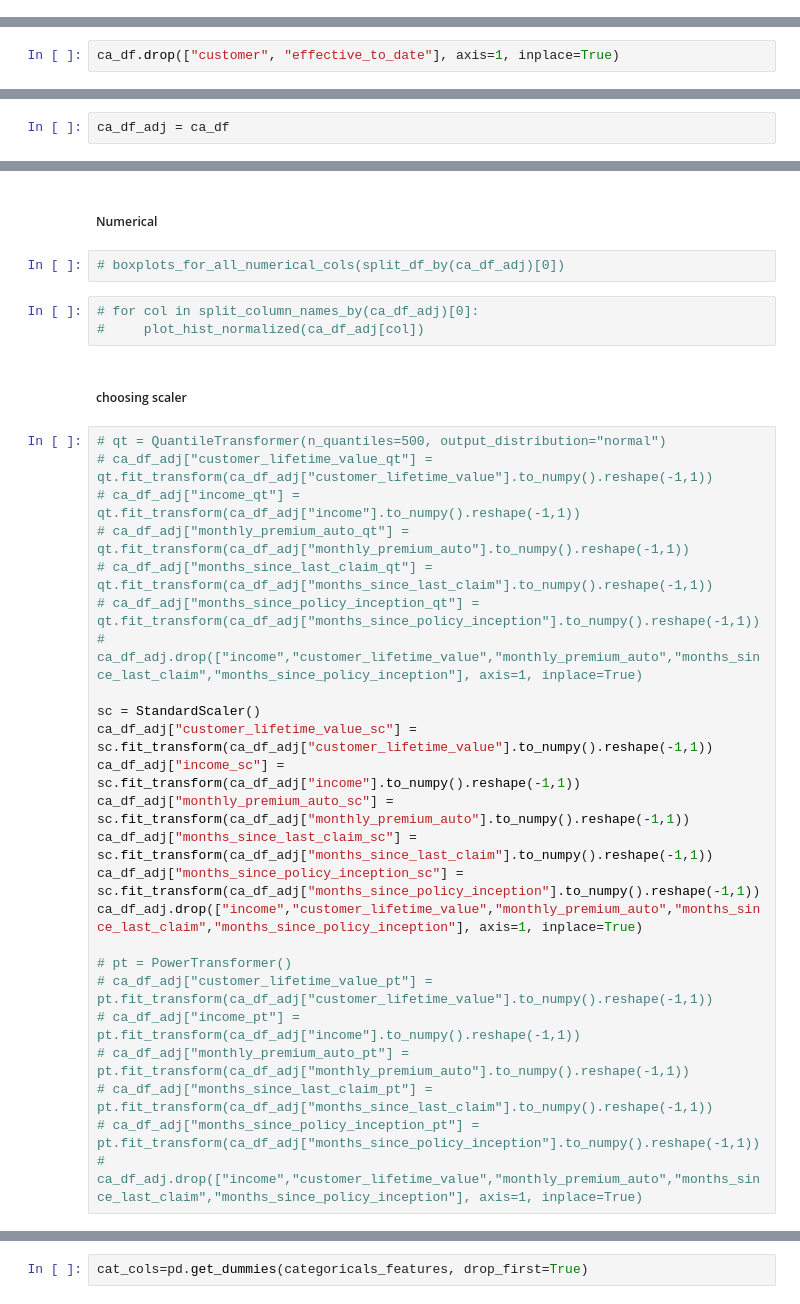
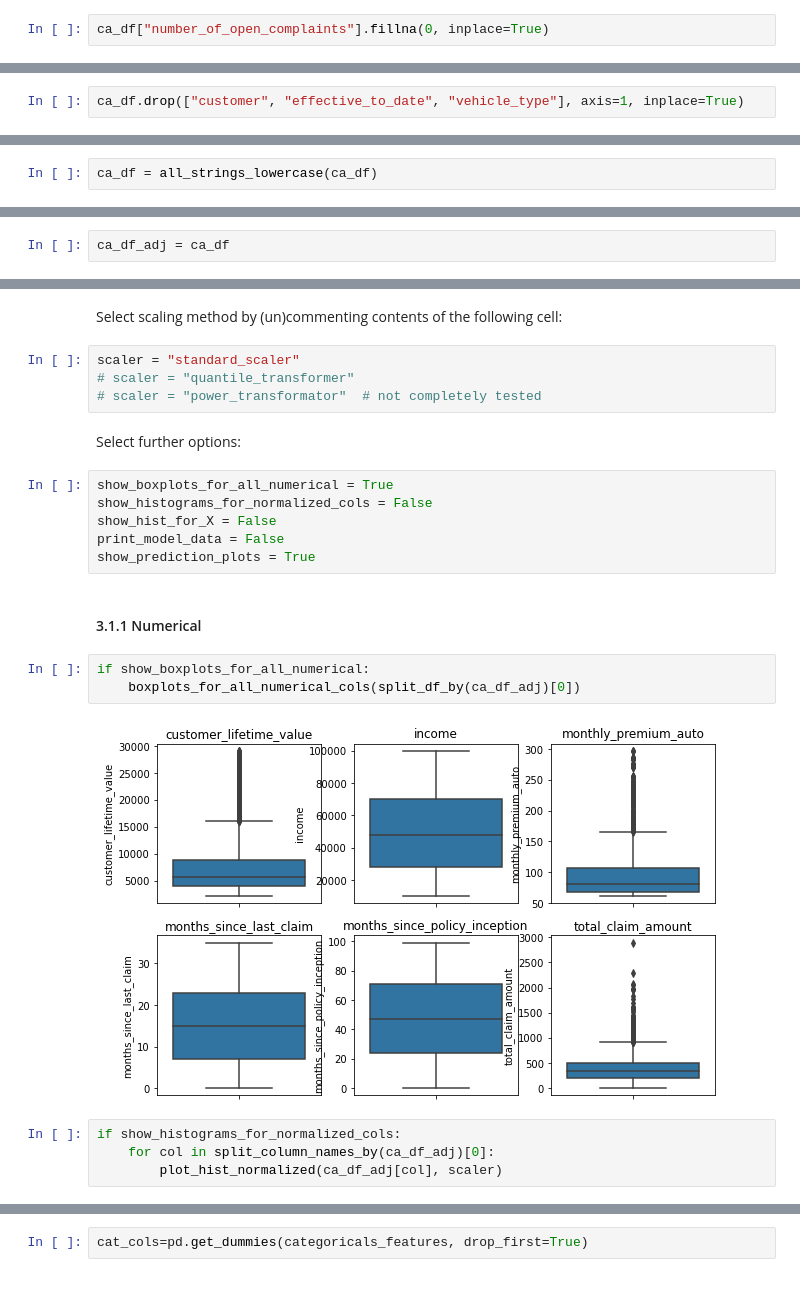
Before and after one commit to Romes-Kalt/Customer_Data_Analysis, a Jupyter notebook: model_applied_with_different_tuning.ipynb, the cells around one changed output, grey strips where cells are left out. Drawn from its saved outputs; the diff is of its cells as text.

```diff
--- a/model_applied_with_different_tuning.ipynb
+++ b/model_applied_with_different_tuning.ipynb
@@ -121 +189,3 @@ print(split_column_names_by(ca_df)[1])
+# %%
+ca_df["number_of_open_complaints"].fillna(0, inplace=True)
 # %% [markdown]
@@ -125,2 +196,2 @@ print(split_column_names_by(ca_df)[1])
 # %%
-ca_df.drop(["customer", "effective_to_date"], axis=1, inplace=True)
+ca_df.drop(["customer", "effective_to_date", "vehicle_type"], axis=1, inplace=True)
@@ -286 +200,3 @@ adj_R² =
+# %%
+ca_df = all_strings_lowercase(ca_df)
 # %% [markdown]
@@ -302,34 +215,26 @@ len(ca_df_adj)
+# %% [markdown]
+Select scaling method by (un)commenting contents of the following cell:
+# %%
+scaler = "standard_scaler"
+# scaler = "quantile_transformer"
+# scaler = "power_transformator"  # not completely tested
+# %% [markdown]
+Select further options:
+# %%
+show_boxplots_for_all_numerical = True
+show_histograms_for_normalized_cols = False
+show_hist_for_X = False
+print_model_data = False
+show_prediction_plots = True
 # %% [markdown]
-##### Numerical
+#### 3.1.1 Numerical
 # %%
-# boxplots_for_all_numerical_cols(split_df_by(ca_df_adj)[0])
+if show_boxplots_for_all_numerical:
+    boxplots_for_all_numerical_cols(split_df_by(ca_df_adj)[0])
+# %% [output]
+[figure, added]
 # %%
-# for col in split_column_names_by(ca_df_adj)[0]:
-#     plot_hist_normalized(ca_df_adj[col])
+if show_histograms_for_normalized_cols:
+    for col in split_column_names_by(ca_df_adj)[0]:
+        plot_hist_normalized(ca_df_adj[col], scaler)
-# %% [markdown]
-##### choosing scaler
-# %%
-# qt = QuantileTransformer(n_quantiles=500, output_distribution="normal")
-# ca_df_adj["customer_lifetime_value_qt"] = qt.fit_transform(ca_df_adj["customer_lifetime_value"].to_numpy().reshape(-1,1))
-# ca_df_adj["income_qt"] = qt.fit_transform(ca_df_adj["income"].to_numpy().reshape(-1,1))
-# ca_df_adj["monthly_premium_auto_qt"] = qt.fit_transform(ca_df_adj["monthly_premium_auto"].to_numpy().reshape(-1,1))
-# ca_df_adj["months_since_last_claim_qt"] = qt.fit_transform(ca_df_adj["months_since_last_claim"].to_numpy().reshape(-1,1))
-# ca_df_adj["months_since_policy_inception_qt"] = qt.fit_transform(ca_df_adj["months_since_policy_inception"].to_numpy().reshape(-1,1))
-# ca_df_adj.drop(["income","customer_lifetime_value","monthly_premium_auto","months_since_last_claim","months_since_policy_inception"], axis=1, inplace=True)
-
-sc = StandardScaler()
-ca_df_adj["customer_lifetime_value_sc"] = sc.fit_transform(ca_df_adj["customer_lifetime_value"].to_numpy().reshape(-1,1))
-ca_df_adj["income_sc"] = sc.fit_transform(ca_df_adj["income"].to_numpy().reshape(-1,1))
-ca_df_adj["monthly_premium_auto_sc"] = sc.fit_transform(ca_df_adj["monthly_premium_auto"].to_numpy().reshape(-1,1))
-ca_df_adj["months_since_last_claim_sc"] = sc.fit_transform(ca_df_adj["months_since_last_claim"].to_numpy().reshape(-1,1))
-ca_df_adj["months_since_policy_inception_sc"] = sc.fit_transform(ca_df_adj["months_since_policy_inception"].to_numpy().reshape(-1,1))
-ca_df_adj.drop(["income","customer_lifetime_value","monthly_premium_auto","months_since_last_claim","months_since_policy_inception"], axis=1, inplace=True)
-
-# pt = PowerTransformer()
-# ca_df_adj["customer_lifetime_value_pt"] = pt.fit_transform(ca_df_adj["customer_lifetime_value"].to_numpy().reshape(-1,1))
-# ca_df_adj["income_pt"] = pt.fit_transform(ca_df_adj["income"].to_numpy().reshape(-1,1))
-# ca_df_adj["monthly_premium_auto_pt"] = pt.fit_transform(ca_df_adj["monthly_premium_auto"].to_numpy().reshape(-1,1))
-# ca_df_adj["months_since_last_claim_pt"] = pt.fit_transform(ca_df_adj["months_since_last_claim"].to_numpy().reshape(-1,1))
-# ca_df_adj["months_since_policy_inception_pt"] = pt.fit_transform(ca_df_adj["months_since_policy_inception"].to_numpy().reshape(-1,1))
-# ca_df_adj.drop(["income","customer_lifetime_value","monthly_premium_auto","months_since_last_claim","months_since_policy_inception"], axis=1, inplace=True)
 # %% [markdown]
```
Also changed, not shown: parts of 122 cells of this notebook, 1 other file.
